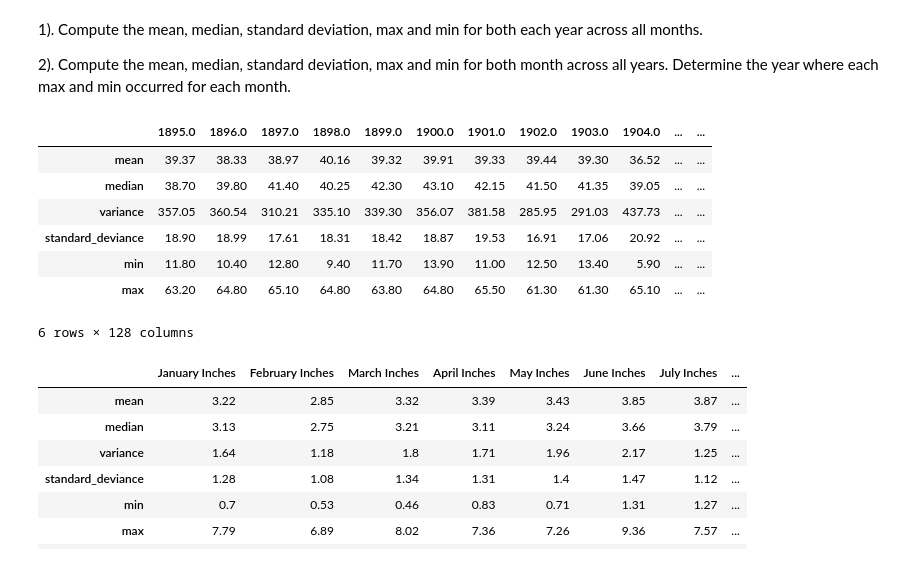
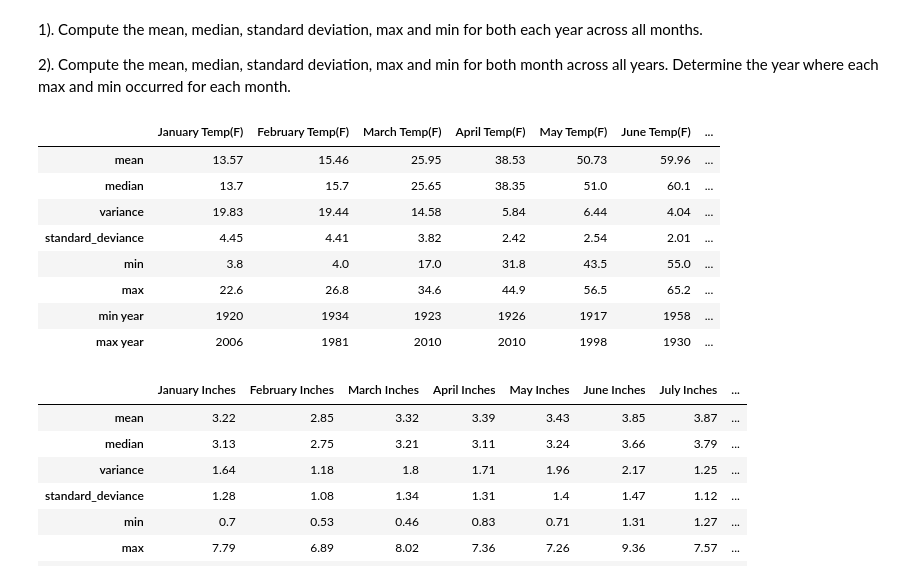
Before and after one commit to BriA827/data_analysis, a Jupyter notebook: heat-wave.ipynb, the cells around one changed output. Cells and saved outputs as stored; diff of their text form; code cells hidden in the pictures.

```diff
--- a/heat-wave.ipynb
+++ b/heat-wave.ipynb
@@ -205,42 +205,43 @@ for bop in range(0,len(listt)): # i have changed the word index to bop
             listt[bop][listt[bop].index(item)] = round(mean([listt[bop-4][listt[bop].index(item)], listt[bop-3][listt[bop].index(item)], listt[bop-2][listt[bop].index(item)], listt[bop-1][listt[bop].index(item)]]), 2)
             #replaces -99 with the mean of the last 4 temps of that month ^
     elem_temp_year[listt[bop][0]] = elem_stats(listt[bop][1:], rounder=True)
 
 ###
 
 elem_temp_month = {}
 
 for column in temp.drop(columns=['Date']):
     stuff = temp[column].to_list()
     for item in stuff:
         if item == -99:
             stuff[stuff.index(item)] = round(mean([stuff[stuff.index(item)-4], stuff[stuff.index(item)-3], stuff[stuff.index(item)-2], stuff[stuff.index(item)-1]]), 2)
     elem_temp_month[column] = elem_stats(stuff, rounder=True)
 
 ###
 
 year_temp = pd.DataFrame.from_dict(elem_temp_year)
 month_temp = pd.DataFrame.from_dict(elem_temp_month)
 
 ###
 for month in temp.drop(columns=['Date']): #goes through the temp columns
     for ind in range(0,len(temp[month])):
         if temp[month][ind] == month_temp[month][4]:
             elem_temp_month[month]["min year"] = str(temp["Date"][ind])
         elif temp[month][ind] == month_temp[month][5]:
             elem_temp_month[month]["max year"] = str(temp["Date"][ind])
 
 month_temp = pd.DataFrame.from_dict(elem_temp_month)
-year_temp
+month_temp
 # %% [output]
-|  | 1895.0 | 1896.0 | 1897.0 | 1898.0 | 1899.0 | 1900.0 | 1901.0 | 1902.0 | 1903.0 | 1904.0 | ... | ... |
-| mean | 39.37 | 38.33 | 38.97 | 40.16 | 39.32 | 39.91 | 39.33 | 39.44 | 39.30 | 36.52 | ... | ... |
-| median | 38.70 | 39.80 | 41.40 | 40.25 | 42.30 | 43.10 | 42.15 | 41.50 | 41.35 | 39.05 | ... | ... |
-| variance | 357.05 | 360.54 | 310.21 | 335.10 | 339.30 | 356.07 | 381.58 | 285.95 | 291.03 | 437.73 | ... | ... |
-| standard_deviance | 18.90 | 18.99 | 17.61 | 18.31 | 18.42 | 18.87 | 19.53 | 16.91 | 17.06 | 20.92 | ... | ... |
-| min | 11.80 | 10.40 | 12.80 | 9.40 | 11.70 | 13.90 | 11.00 | 12.50 | 13.40 | 5.90 | ... | ... |
-| max | 63.20 | 64.80 | 65.10 | 64.80 | 63.80 | 64.80 | 65.50 | 61.30 | 61.30 | 65.10 | ... | ... |
+|  | January Temp(F) | February Temp(F) | March Temp(F) | April Temp(F) | May Temp(F) | June Temp(F) | ... |
+| mean | 13.57 | 15.46 | 25.95 | 38.53 | 50.73 | 59.96 | ... |
+| median | 13.7 | 15.7 | 25.65 | 38.35 | 51.0 | 60.1 | ... |
+| variance | 19.83 | 19.44 | 14.58 | 5.84 | 6.44 | 4.04 | ... |
+| standard_deviance | 4.45 | 4.41 | 3.82 | 2.42 | 2.54 | 2.01 | ... |
+| min | 3.8 | 4.0 | 17.0 | 31.8 | 43.5 | 55.0 | ... |
+| max | 22.6 | 26.8 | 34.6 | 44.9 | 56.5 | 65.2 | ... |
+| min year | 1920 | 1934 | 1923 | 1926 | 1917 | 1958 | ... |
+| max year | 2006 | 1981 | 2010 | 2010 | 1998 | 1930 | ... |
-6 rows × 128 columns
 # %%
 ###PERCIPITATION###
 
```
